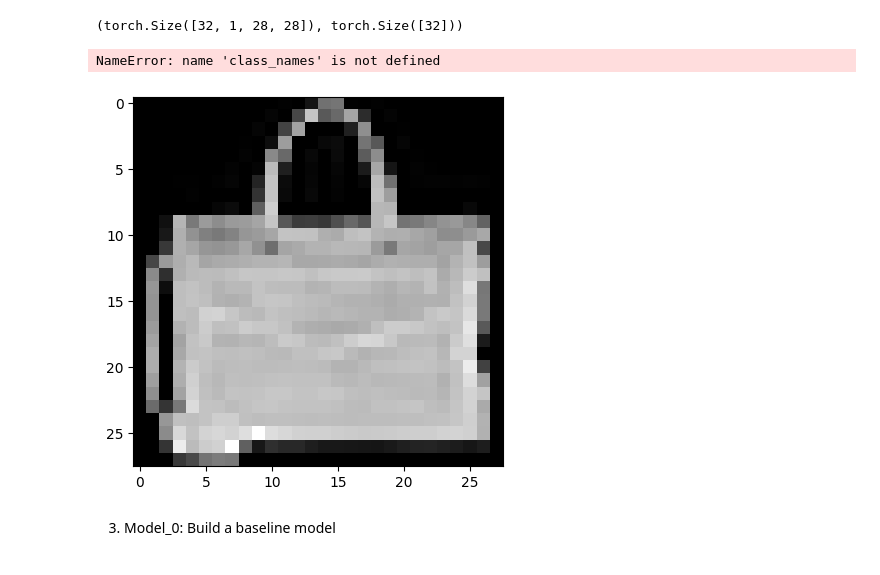
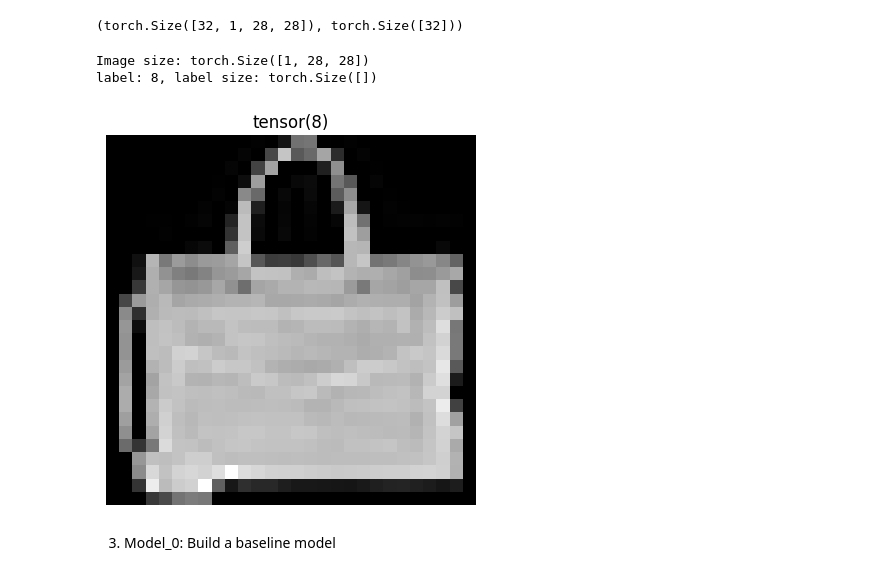
Before and after one commit to parimalakettymuthu/ComputerVision, a Jupyter notebook: PyTorch_ComputerVision.ipynb, the cells around one changed output. Cells and saved outputs as stored; diff of their text form; code cells hidden in the pictures.

```diff
--- a/PyTorch_ComputerVision.ipynb
+++ b/PyTorch_ComputerVision.ipynb
@@ -141,15 +141,16 @@ train_features_batch.shape, train_labels_batch.shape
 # %%
 #torch.manual_seed(42)
 random_idx = torch.randint(0, len(train_features_batch), size=[1]).item()
 img, label = train_features_batch[random_idx], train_labels_batch[random_idx]
 plt.imshow(img.squeeze(), cmap="gray")
-plt.title(class_names[label])
+plt.title(label)
 plt.axis(False)
 print(f"Image size: {img.shape}")
 print(f"label: {label}, label size: {label.shape}")
 # %% [output]
-NameError: name 'class_names' is not defined
+Image size: torch.Size([1, 28, 28])
+label: 8, label size: torch.Size([])
-[figure, old version]
+[figure, new version]
 # %% [markdown]
 3. Model_0: Build a baseline model
 # %%
```
Also changed, not shown: parts of 5 cells of this notebook.
